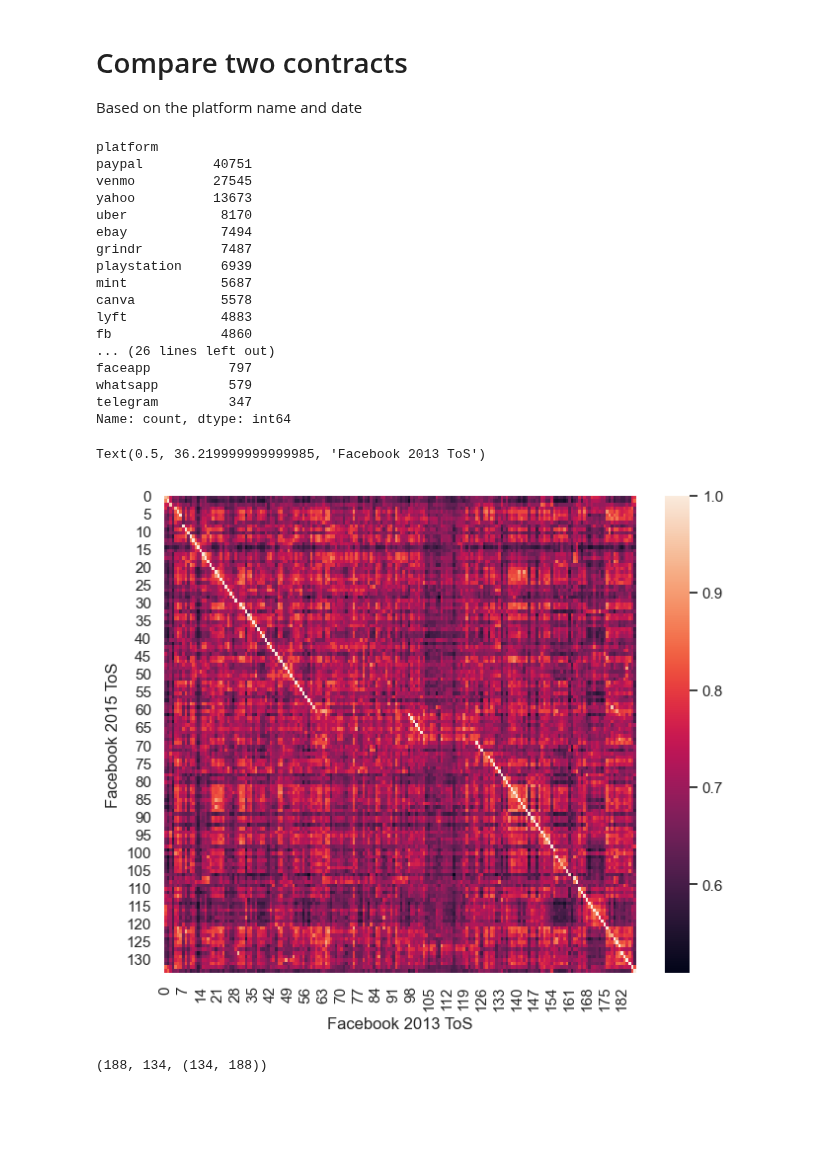
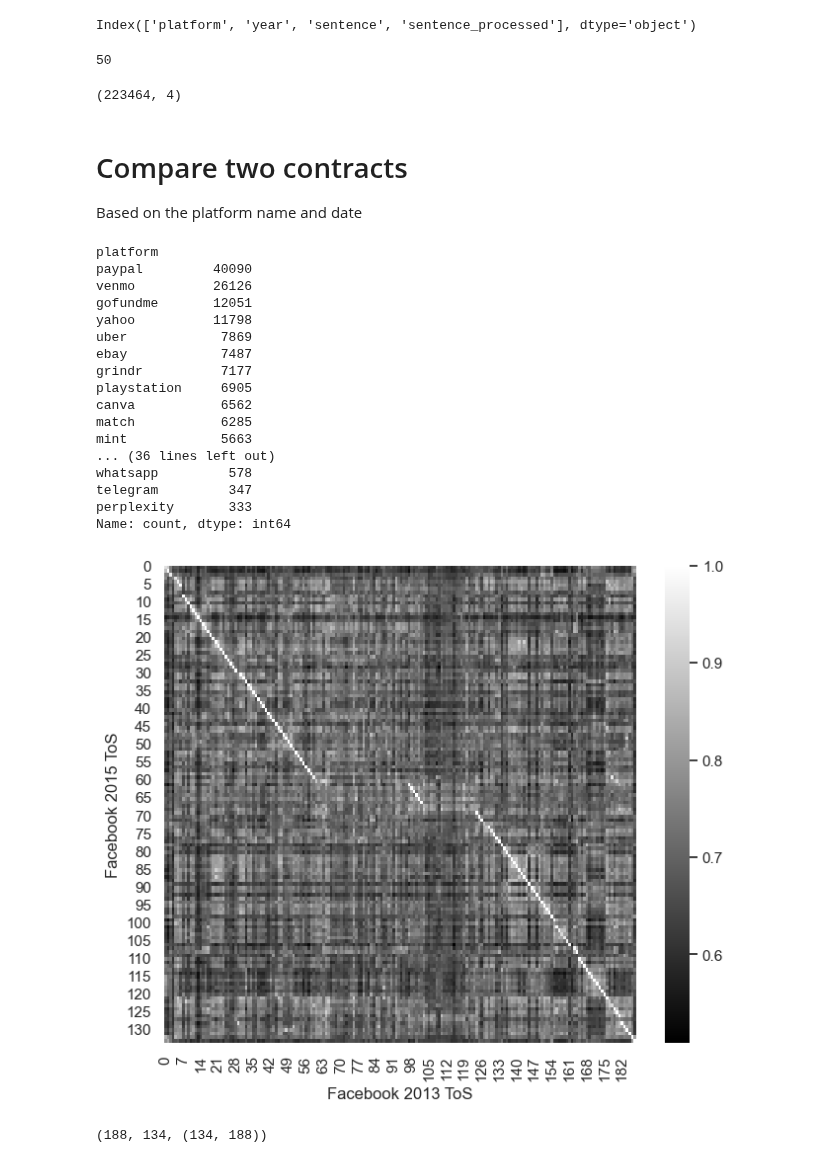
Before and after one commit to kasparvonbeelen/contracts, a Jupyter notebook: 1-2-analyse_data.ipynb, the cells around one changed output. Saved outputs shown, nothing was run; the diff lists cells and outputs as text; code cells hidden in the pictures; blank space fills up the shorter version.

```diff
--- a/1-2-analyse_data.ipynb
+++ b/1-2-analyse_data.ipynb
@@ -26,3 +26,16 @@ print(len(embeddings), len(metadata))
+# %%
+metadata.columns
+# %% [output]
+Index(['platform', 'year', 'sentence', 'sentence_processed'], dtype='object')
+# %%
+metadata.platform.nunique()
+# %% [output]
+50
+# %%
+metadata.drop_duplicates(subset=['platform', 'year', 'sentence'], inplace=True)
+metadata.shape
+# %% [output]
+(223464, 4)
 # %% [markdown]
 # Compare two contracts
 
@@ -31,51 +44,52 @@ Based on the platform name and date
 metadata.platform.value_counts()
 # %% [output]
 platform
-paypal         40751
-venmo          27545
-yahoo          13673
-uber            8170
-ebay            7494
-grindr          7487
-playstation     6939
-mint            5687
-canva           5578
-lyft            4883
-fb              4860
-... (26 lines left out)
-faceapp          797
-whatsapp         579
+paypal         40090
+venmo          26126
+gofundme       12051
+yahoo          11798
+uber            7869
+ebay            7487
+grindr          7177
+playstation     6905
+canva           6562
+match           6285
+mint            5663
+... (36 lines left out)
+whatsapp         578
 telegram         347
+perplexity       333
 Name: count, dtype: int64
 # %%
 platform_1 = 'twitter'
 platform_2 = 'twitter'
 year_1 = 20160101
 year_2 = 20160901
 
 platform_1 = 'fb'
 platform_2 = 'fb'
 year_1 = 20131101 # 20180401 #2013110
 year_2 = 20150101 #20150101 20190701
 
 # platform_1 = 'Google'
 # platform_2 = 'Google'
 # year_1 =20051101 #20051101
 # year_2 = 20070401 #20070401
 
 
 
 idx_1 = list(metadata[(metadata.platform==platform_1) & (metadata.year ==year_1)].index)
 idx_2 = list(metadata[(metadata.platform==platform_2) & (metadata.year ==year_2)].index)
 #mult = cosine_similarity(embeddings[idx_1,:],embeddings[idx_2,:])
 mult = 1 - sp.distance.cdist(embeddings[idx_2,:], embeddings[idx_1,:], 'cosine')
 sns.set(rc={'figure.figsize':(7.7,6.27)})
-sns.heatmap(mult)
+heatmap = sns.heatmap(mult, cmap='gray')
 plt.ylabel('Facebook 2015 ToS')
 plt.xlabel('Facebook 2013 ToS')
+fig = heatmap.get_figure()
+fig.savefig("figures/jels/Figure_5_gray.png", dpi=300, bbox_inches='tight')
 # %% [output]
-Text(0.5, 36.219999999999985, 'Facebook 2013 ToS')
-[figure, old version]
+[figure, new version]
 # %%
 len(idx_1), len(idx_2), mult.shape
 # %% [output]
```
Also changed, not shown: parts of 51 cells of this notebook, 10 other files.
